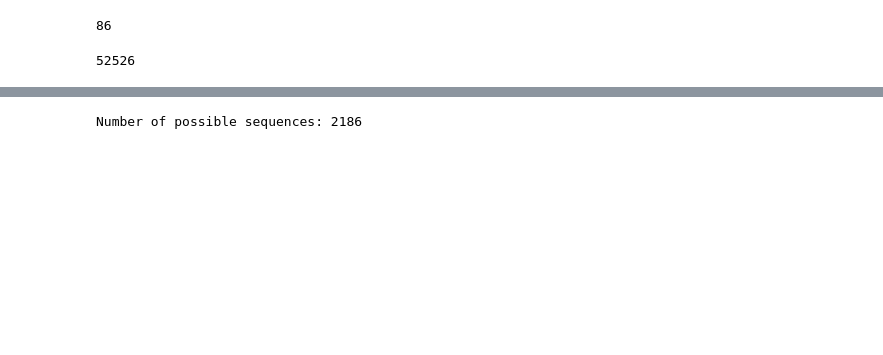
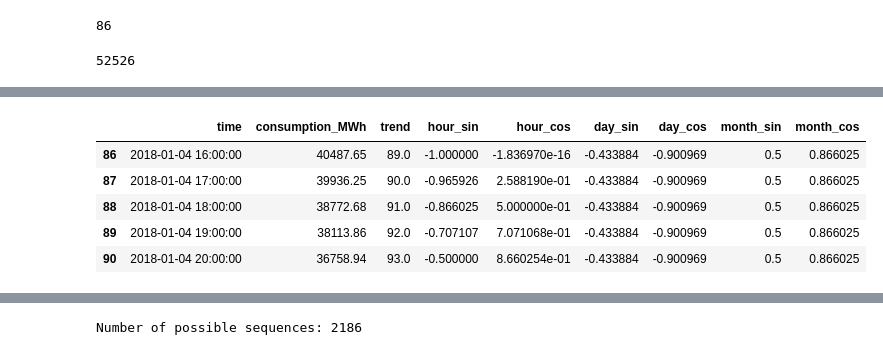
Before and after one commit to AhmetZamanis/DeepLearningEnergyForecasting, a Jupyter notebook: 3.1_QuantileLSTM.ipynb, the cells around one changed output, grey strips where cells are left out. Saved outputs shown, nothing was run; the diff lists cells and outputs as text; code cells hidden in the pictures; blank space fills up the shorter version.

```diff
--- a/3.1_QuantileLSTM.ipynb
+++ b/3.1_QuantileLSTM.ipynb
@@ -180,0 +130,9 @@ output_seq.shape
+# %%
+output_seq[:5]
+# %% [output]
+|  | time | consumption_MWh | trend | hour_sin | hour_cos | day_sin | day_cos | month_sin | month_cos |
+| 86 | 2018-01-04 16:00:00 | 40487.65 | 89.0 | -1.000000 | -1.836970e-16 | -0.433884 | -0.900969 | 0.5 | 0.866025 |
+| 87 | 2018-01-04 17:00:00 | 39936.25 | 90.0 | -0.965926 | 2.588190e-01 | -0.433884 | -0.900969 | 0.5 | 0.866025 |
+| 88 | 2018-01-04 18:00:00 | 38772.68 | 91.0 | -0.866025 | 5.000000e-01 | -0.433884 | -0.900969 | 0.5 | 0.866025 |
+| 89 | 2018-01-04 19:00:00 | 38113.86 | 92.0 | -0.707107 | 7.071068e-01 | -0.433884 | -0.900969 | 0.5 | 0.866025 |
+| 90 | 2018-01-04 20:00:00 | 36758.94 | 93.0 | -0.500000 | 8.660254e-01 | -0.433884 | -0.900969 | 0.5 | 0.866025 |
```
Also changed, not shown: parts of 70 cells of this notebook, 1 other file.
